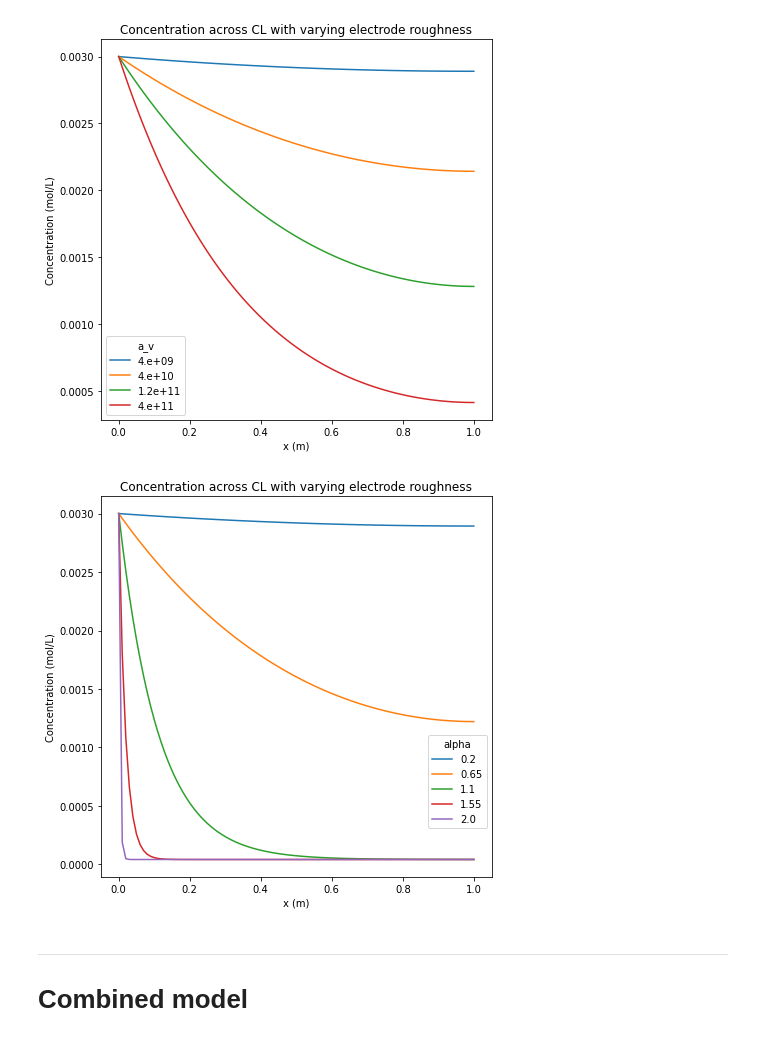
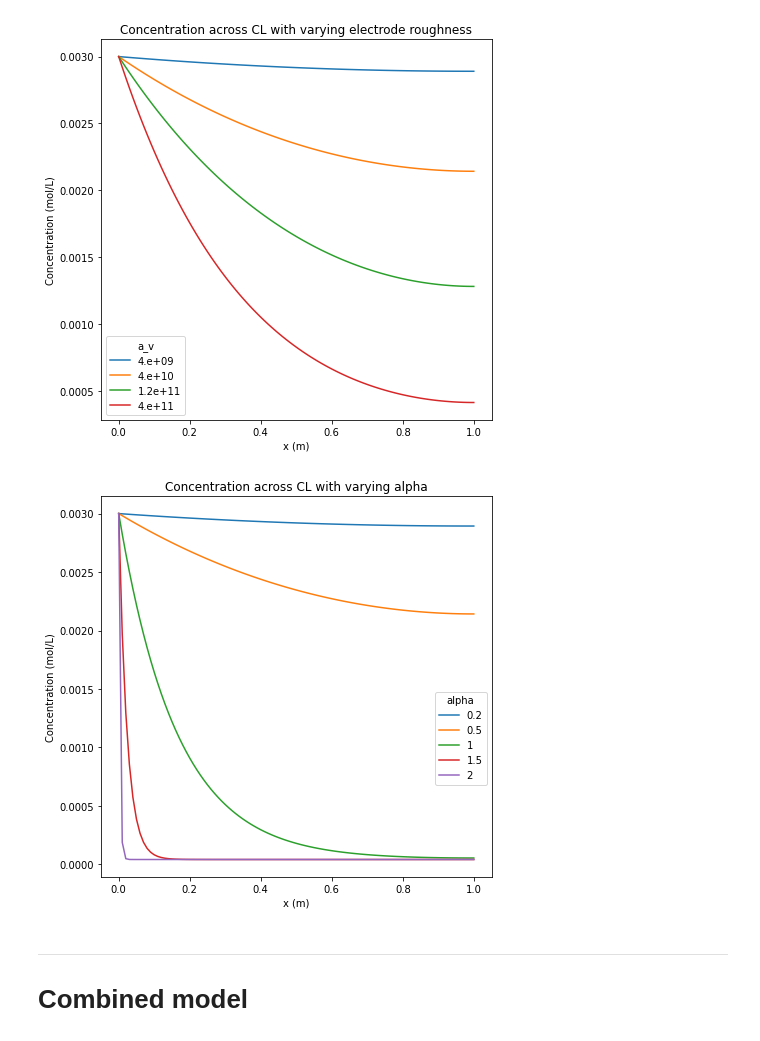
Before and after one commit to tinypersimmon/lbnl, a Jupyter notebook: transport_model.ipynb, the cells around one changed output. Drawn from its saved outputs; the diff is of its cells as text; code cells hidden in the pictures.

Commit message:
220418 alpha

```diff
--- a/transport_model.ipynb
+++ b/transport_model.ipynb
@@ -310,19 +310,19 @@ plt.show()
 [figure]
 # %%
 E_param_tuning = 0.2
-test_alpha_arr = np.linspace(0.2, 2, 5)
+test_alpha_arr = [0.2, 0.5, 1, 1.5, 2]
 
 plt.figure(figsize=(7,7))
 for test_alpha in test_alpha_arr:
     plt.plot(x/L, c_cl(applied_potential=0.2, alpha=test_alpha)[1], label=test_alpha)
 
 plt.xlabel('x (m)')
 plt.ylabel('Concentration (mol/L)')
 plt.title('Concentration across CL with varying alpha')
 plt.legend(title='alpha', loc='best', bbox_to_anchor=(0.5, 0., 0.5, 0.5))
 plt.show()
 # %% [output]
-[figure, old version]
+[figure, new version]
 # %% [markdown]
 ---
 # Combined model
```
